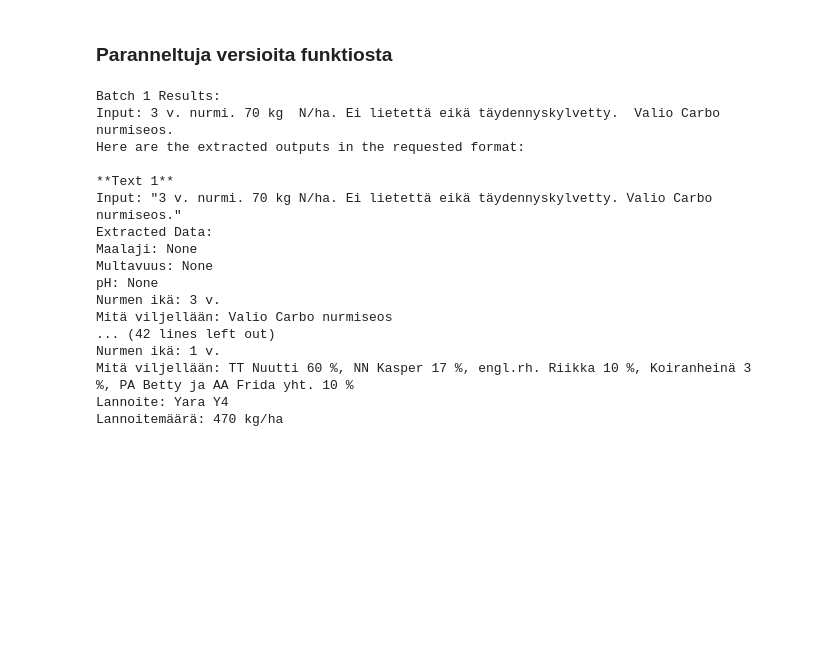
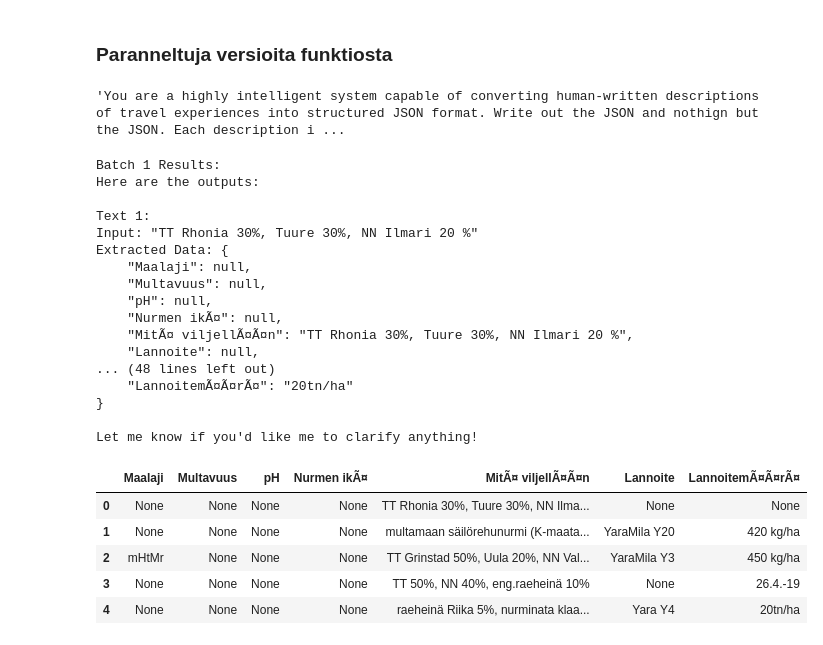
Before and after one commit to airaksinenv/llama3-data-prep-tool, a Jupyter notebook: llama3.ipynb, the cells around one changed output. Drawn from its saved outputs; the diff is of its cells as text; code cells hidden in the pictures; blank space fills up the shorter version.

```diff
--- a/llama3.ipynb
+++ b/llama3.ipynb
@@ -352,28 +482,47 @@ df = pd.read_excel('data/Korjuuaikanäytteiden_lisätiedot_16082024.xlsx')
 #test_sample = df.tail(5)
 test_sample = df.sample(n=5)
 test_sample.reset_index(inplace=True)
+# %%
+from pathlib import Path
+from string import Template
+
+question_file = Path("data/prompt.md")
+prompt_template = Template(question_file.read_text())
+prompt_template = prompt_template.safe_substitute()
+prompt_template
+# %% [output]
+'You are a highly intelligent system capable of converting human-written descriptions of travel experiences into structured JSON format. Write out the JSON and nothign but the JSON. Each description i ...
 # %%
+from langchain_community.llms import Ollama
+
 # Define the model you are using
 llm = Ollama(model="llama3:latest")  # You can choose the model you want
 
 # Run the function
 #extractValuesFromText(llm, test_sample)
-extractValuesFromTextBatch(llm, test_sample, 5)
+df = extractValuesFromTextBatch(llm, test_sample, 5)
+df
 # %% [output]
 Batch 1 Results:
-Input: 3 v. nurmi. 70 kg  N/ha. Ei lietettä eikä täydennyskylvetty.  Valio Carbo nurmiseos.
-Here are the extracted outputs in the requested format:
+Here are the outputs:
 
-**Text 1**
-Input: "3 v. nurmi. 70 kg N/ha. Ei lietettä eikä täydennyskylvetty. Valio Carbo nurmiseos."
-Extracted Data:
-Maalaji: None
-Multavuus: None
-pH: None
-Nurmen ikä: 3 v.
-Mitä viljellään: Valio Carbo nurmiseos
-... (42 lines left out)
-Nurmen ikä: 1 v.
-Mitä viljellään: TT Nuutti 60 %, NN Kasper 17 %, engl.rh. Riikka 10 %, Koiranheinä 3 %, PA Betty ja AA Frida yht. 10 %
-Lannoite: Yara Y4
-Lannoitemäärä: 470 kg/ha
+Text 1:
+Input: "TT Rhonia 30%, Tuure 30%, NN Ilmari 20 %"
+Extracted Data: {
+    "Maalaji": null,
+    "Multavuus": null,
+    "pH": null,
+    "Nurmen ikÃ¤": null,
+    "MitÃ¤ viljellÃ¤Ã¤n": "TT Rhonia 30%, Tuure 30%, NN Ilmari 20 %",
+    "Lannoite": null,
+... (48 lines left out)
+    "LannoitemÃ¤Ã¤rÃ¤": "20tn/ha"
+}
+
+Let me know if you'd like me to clarify anything!
+|  | Maalaji | Multavuus | pH | Nurmen ikÃ¤ | MitÃ¤ viljellÃ¤Ã¤n | Lannoite | LannoitemÃ¤Ã¤rÃ¤ |
+| 0 | None | None | None | None | TT Rhonia 30%, Tuure 30%, NN Ilma... | None | None |
+| 1 | None | None | None | None | multamaan säilörehunurmi (K-maata... | YaraMila Y20 | 420 kg/ha |
+| 2 | mHtMr | None | None | None | TT Grinstad 50%, Uula 20%, NN Val... | YaraMila Y3 | 450 kg/ha |
+| 3 | None | None | None | None | TT 50%, NN 40%, eng.raeheinä 10% | None | 26.4.-19 |
+| 4 | None | None | None | None | raeheinä Riika 5%, nurminata klaa... | Yara Y4 | 20tn/ha |
```
Also changed, not shown: parts of 8 cells of this notebook, 3 other files.
